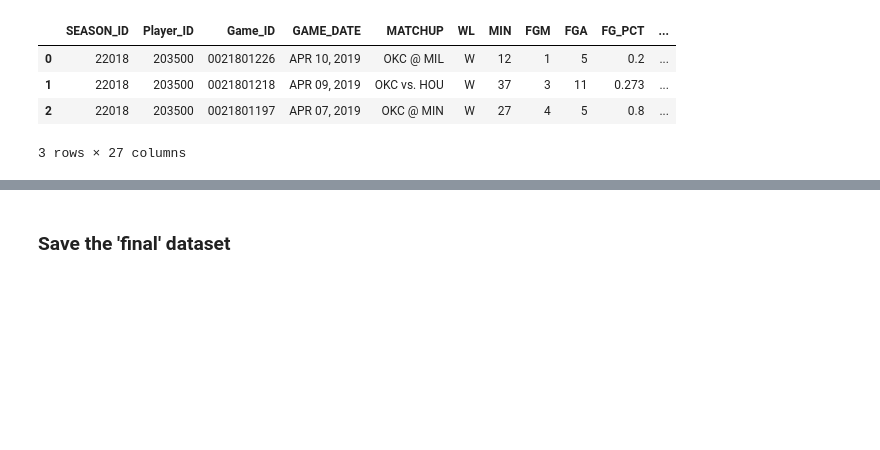
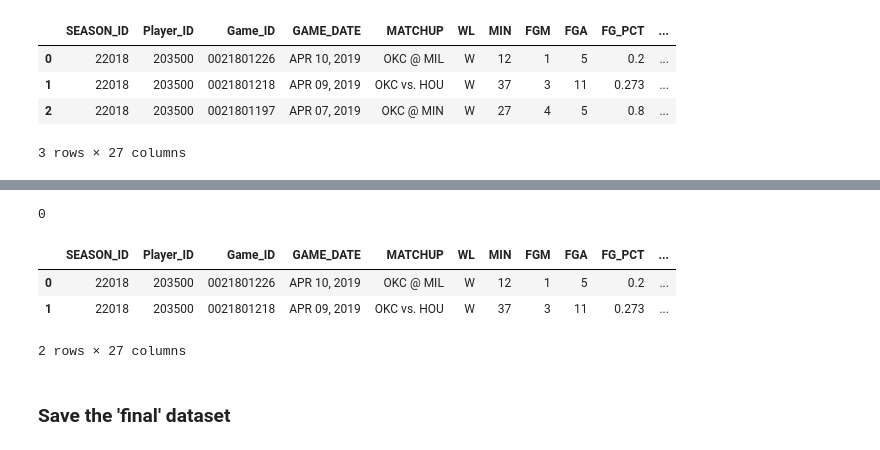
Before and after one commit to pratikgirigoswami/Player-Performance-Improvement-Prediction, a Jupyter notebook: Data Gathering/data_acquisition.ipynb, the cells around one changed output, grey strips where cells are left out. Cells and saved outputs as stored; diff of their text form; code cells hidden in the pictures; blank space fills up the shorter version.

```diff
--- a/Data Gathering/data_acquisition.ipynb
+++ b/Data Gathering/data_acquisition.ipynb
@@ -211,3 +214,16 @@ df.isna().sum().sum()
+# %%
+df.dropna(inplace=True)
+df.reset_index(drop=True, inplace=True)
+df.isna().sum().sum()
+# %% [output]
+0
+# %%
+df.head(2)
+# %% [output]
+|  | SEASON_ID | Player_ID | Game_ID | GAME_DATE | MATCHUP | WL | MIN | FGM | FGA | FG_PCT | ... |
+| 0 | 22018 | 203500 | 0021801226 | APR 10, 2019 | OKC @ MIL | W | 12 | 1 | 5 | 0.2 | ... |
+| 1 | 22018 | 203500 | 0021801218 | APR 09, 2019 | OKC vs. HOU | W | 37 | 3 | 11 | 0.273 | ... |
+2 rows × 27 columns
 # %% [markdown]
 ### Save the 'final' dataset
 # %%
```
Also changed, not shown: parts of 22 cells of this notebook, 3 other files.
